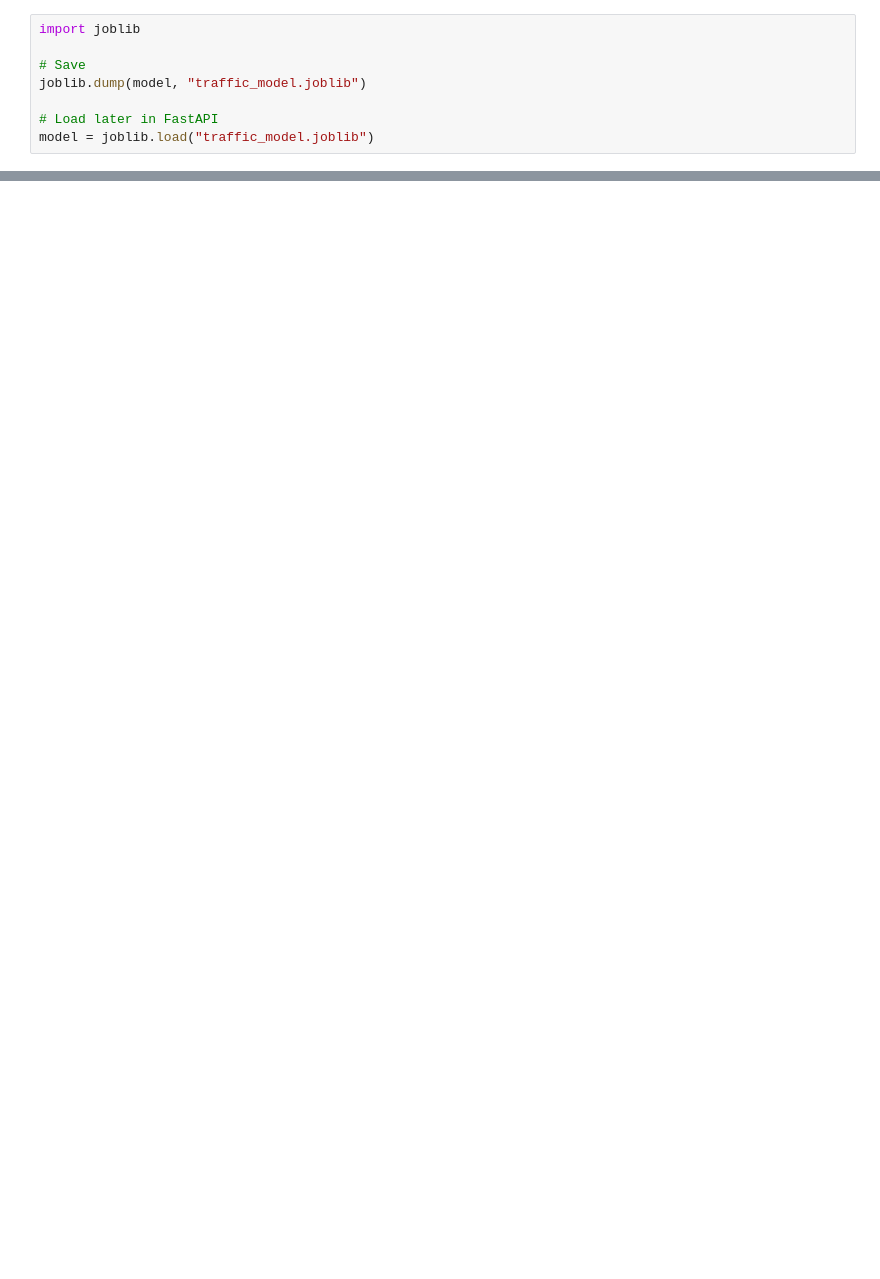
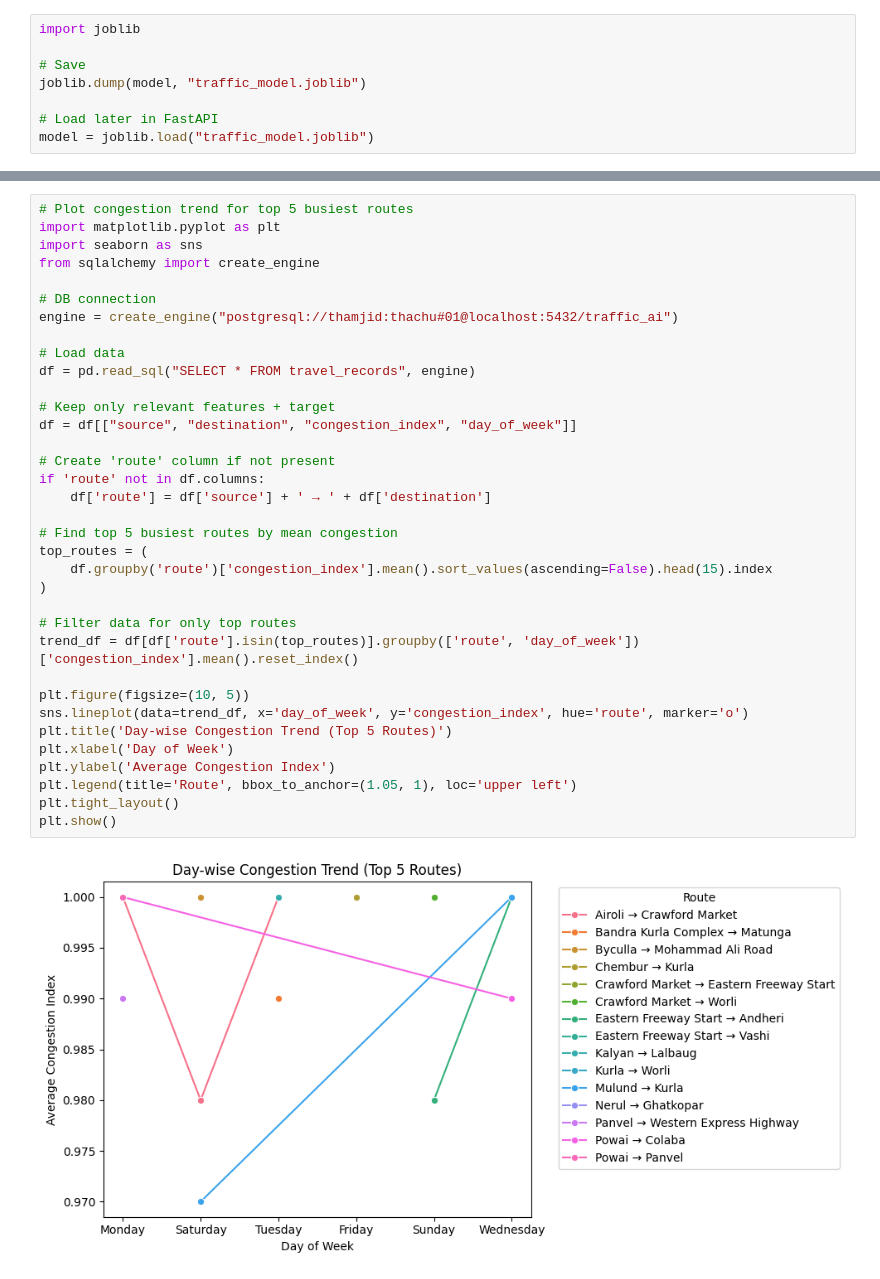
Before and after one commit to thamjidmannarayil/traffic-ai, a Jupyter notebook: playground.ipynb, the cells around one changed output, grey strips where cells are left out. Cells and saved outputs as stored; diff of their text form; blank space fills up the shorter version.

```diff
--- a/playground.ipynb
+++ b/playground.ipynb
@@ -46,0 +82,37 @@ model = joblib.load("traffic_model.joblib")
+# %%
+# Plot congestion trend for top 5 busiest routes
+import matplotlib.pyplot as plt
+import seaborn as sns
+from sqlalchemy import create_engine
+
+# DB connection
+engine = create_engine("postgresql://thamjid:thachu#01@localhost:5432/traffic_ai")
+
+# Load data
+df = pd.read_sql("SELECT * FROM travel_records", engine)
+
+# Keep only relevant features + target
+df = df[["source", "destination", "congestion_index", "day_of_week"]]
+
+# Create 'route' column if not present
+if 'route' not in df.columns:
+    df['route'] = df['source'] + ' → ' + df['destination']
+
+# Find top 5 busiest routes by mean congestion
+top_routes = (
+    df.groupby('route')['congestion_index'].mean().sort_values(ascending=False).head(15).index
+)
+
+# Filter data for only top routes
+trend_df = df[df['route'].isin(top_routes)].groupby(['route', 'day_of_week'])['congestion_index'].mean().reset_index()
+
+plt.figure(figsize=(10, 5))
+sns.lineplot(data=trend_df, x='day_of_week', y='congestion_index', hue='route', marker='o')
+plt.title('Day-wise Congestion Trend (Top 5 Routes)')
+plt.xlabel('Day of Week')
+plt.ylabel('Average Congestion Index')
+plt.legend(title='Route', bbox_to_anchor=(1.05, 1), loc='upper left')
+plt.tight_layout()
+plt.show()
+# %% [output]
+[figure, added]
```
Also changed, not shown: parts of 6 cells of this notebook, 5 other files.
